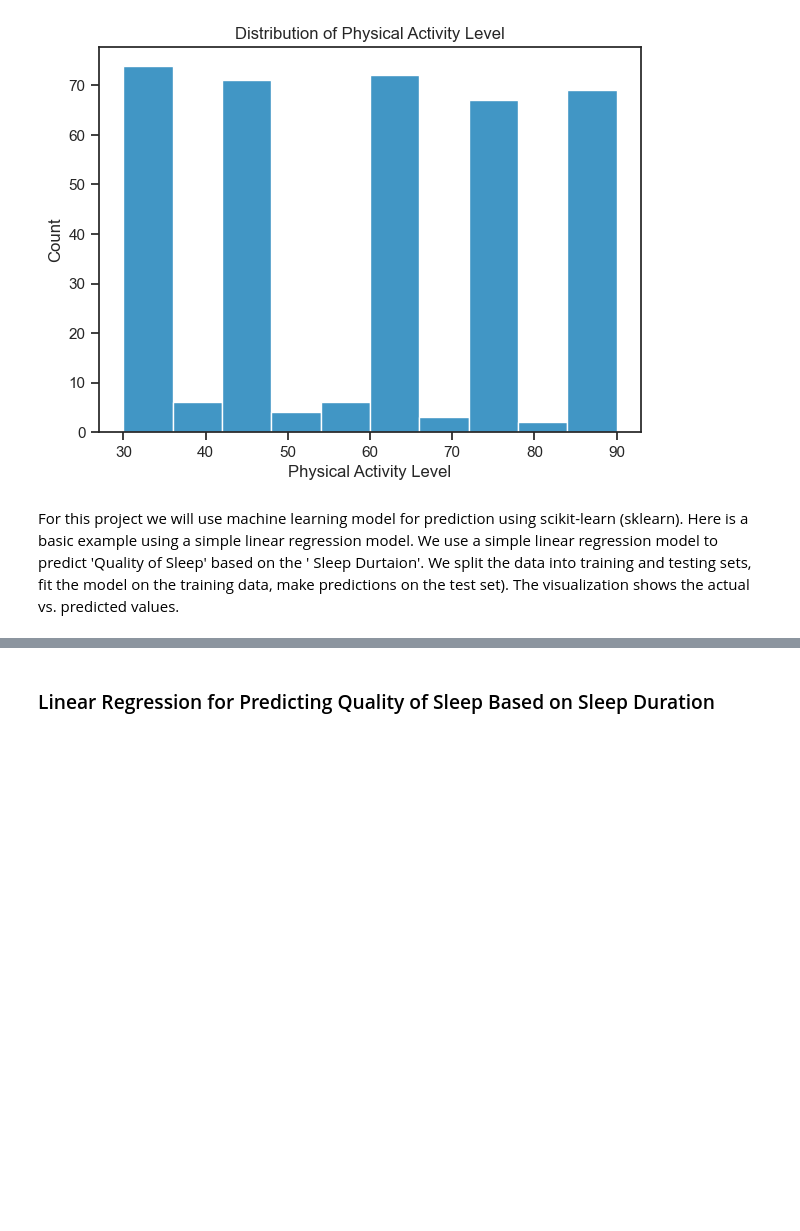
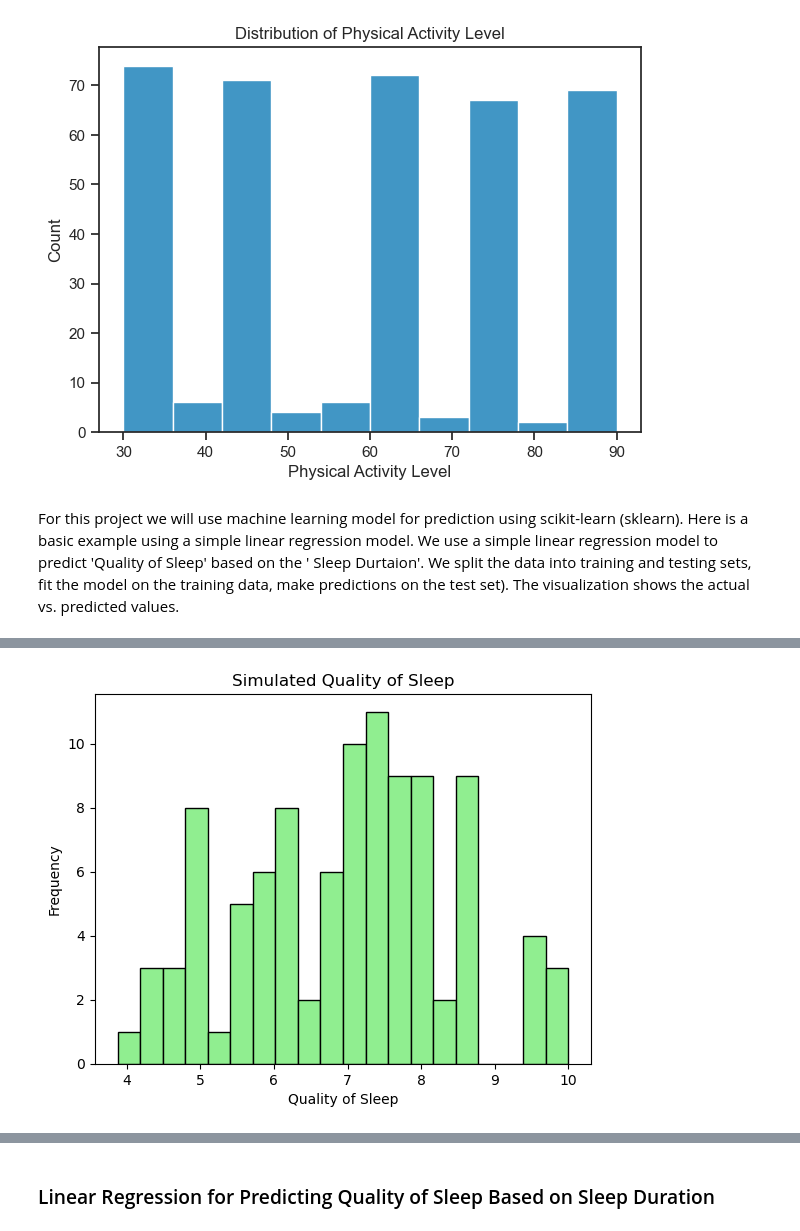
Before and after one commit to Waszka22/PfDA_Assignment, a Jupyter notebook: PfDA_Assignment.ipynb, the cells around one changed output, grey strips where cells are left out. Saved outputs shown, nothing was run; the diff lists cells and outputs as text; code cells hidden in the pictures; blank space fills up the shorter version.

```diff
--- a/PfDA_Assignment.ipynb
+++ b/PfDA_Assignment.ipynb
@@ -552,0 +597,20 @@ The visualization shows the actual vs. predicted values.
+# %%
+# simulate quality of sleep for 100 individuals with a normal distribution
+num_individuals = 100
+mean_quality_sleep = 7  # mean quality of sleep
+std_dev_quality_sleep = 1.5  # standard deviation of quality of sleep
+
+# generate random numbers
+quality_of_sleep = np.random.normal(mean_quality_sleep, std_dev_quality_sleep, num_individuals)
+
+# quality of sleep values are within a valid range (1 to 10)
+quality_of_sleep = np.clip(quality_of_sleep, 1, 10)
+
+# plot the distribution
+plt.hist(quality_of_sleep, bins=20, color='lightgreen', edgecolor='black')
+plt.title('Simulated Quality of Sleep')
+plt.xlabel('Quality of Sleep')
+plt.ylabel('Frequency')
+plt.show()
+# %% [output]
+[figure, added]
```
Also changed, not shown: parts of 9 cells of this notebook.
